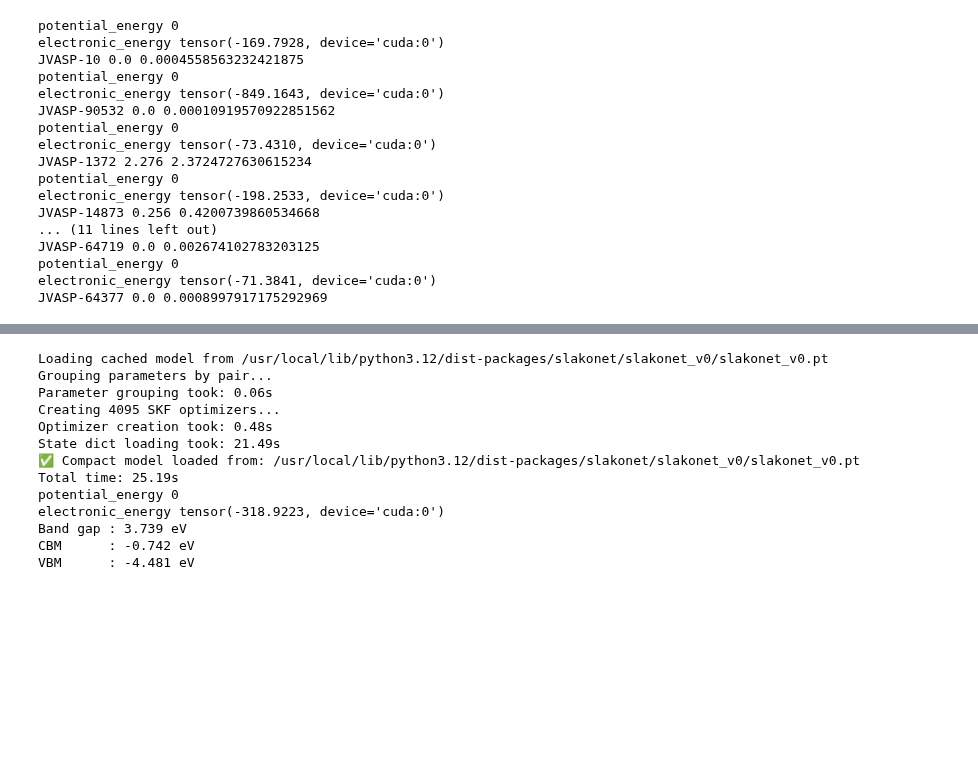
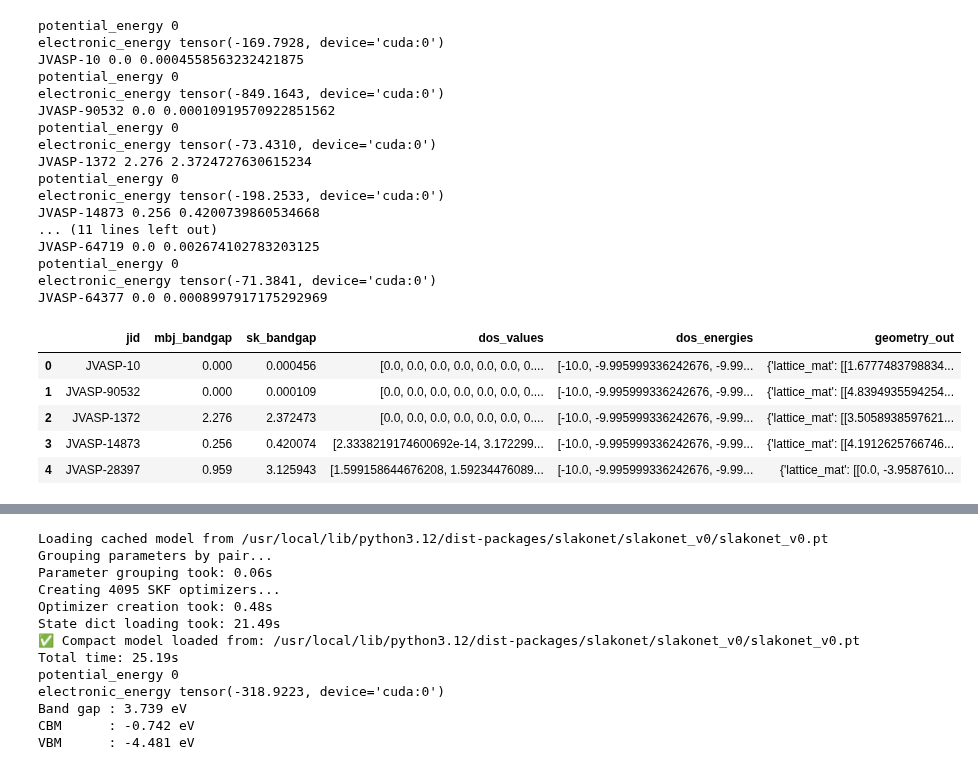
Before and after one commit to knc6/jarvis-tools-notebooks, a Jupyter notebook: jarvis-tools-notebooks/slakonet_example.ipynb, the cells around one changed output, grey strips where cells are left out. Drawn from its saved outputs; the diff is of its cells as text; code cells hidden in the pictures; blank space fills up the shorter version.

```diff
--- a/jarvis-tools-notebooks/slakonet_example.ipynb
+++ b/jarvis-tools-notebooks/slakonet_example.ipynb
@@ -184,0 +196,11 @@ JVASP-64377 0.0 0.0008997917175292969
+# %%
+import pandas as pd
+df=pd.read_json('results.json')
+df.head()
+# %% [output]
+|  | jid | mbj_bandgap | sk_bandgap | dos_values | dos_energies | geometry_out |
+| 0 | JVASP-10 | 0.000 | 0.000456 | [0.0, 0.0, 0.0, 0.0, 0.0, 0.0, 0.... | [-10.0, -9.995999336242676, -9.99... | {'lattice_mat': [[1.6777483798834... |
+| 1 | JVASP-90532 | 0.000 | 0.000109 | [0.0, 0.0, 0.0, 0.0, 0.0, 0.0, 0.... | [-10.0, -9.995999336242676, -9.99... | {'lattice_mat': [[4.8394935594254... |
+| 2 | JVASP-1372 | 2.276 | 2.372473 | [0.0, 0.0, 0.0, 0.0, 0.0, 0.0, 0.... | [-10.0, -9.995999336242676, -9.99... | {'lattice_mat': [[3.5058938597621... |
+| 3 | JVASP-14873 | 0.256 | 0.420074 | [2.3338219174600692e-14, 3.172299... | [-10.0, -9.995999336242676, -9.99... | {'lattice_mat': [[4.1912625766746... |
+| 4 | JVASP-28397 | 0.959 | 3.125943 | [1.599158644676208, 1.59234476089... | [-10.0, -9.995999336242676, -9.99... | {'lattice_mat': [[0.0, -3.9587610... |
```
Also changed, not shown: parts of 3 cells of this notebook.
